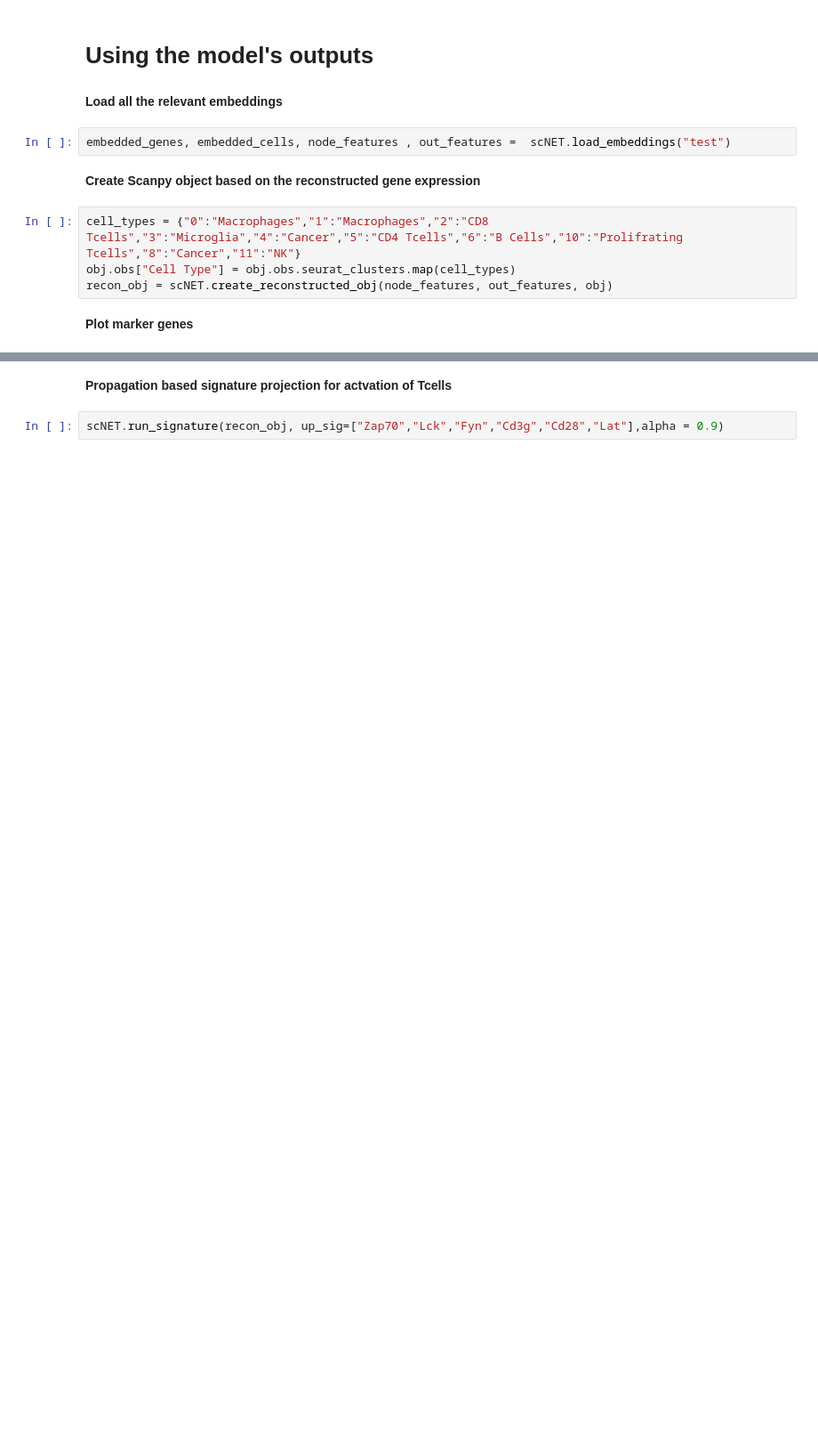
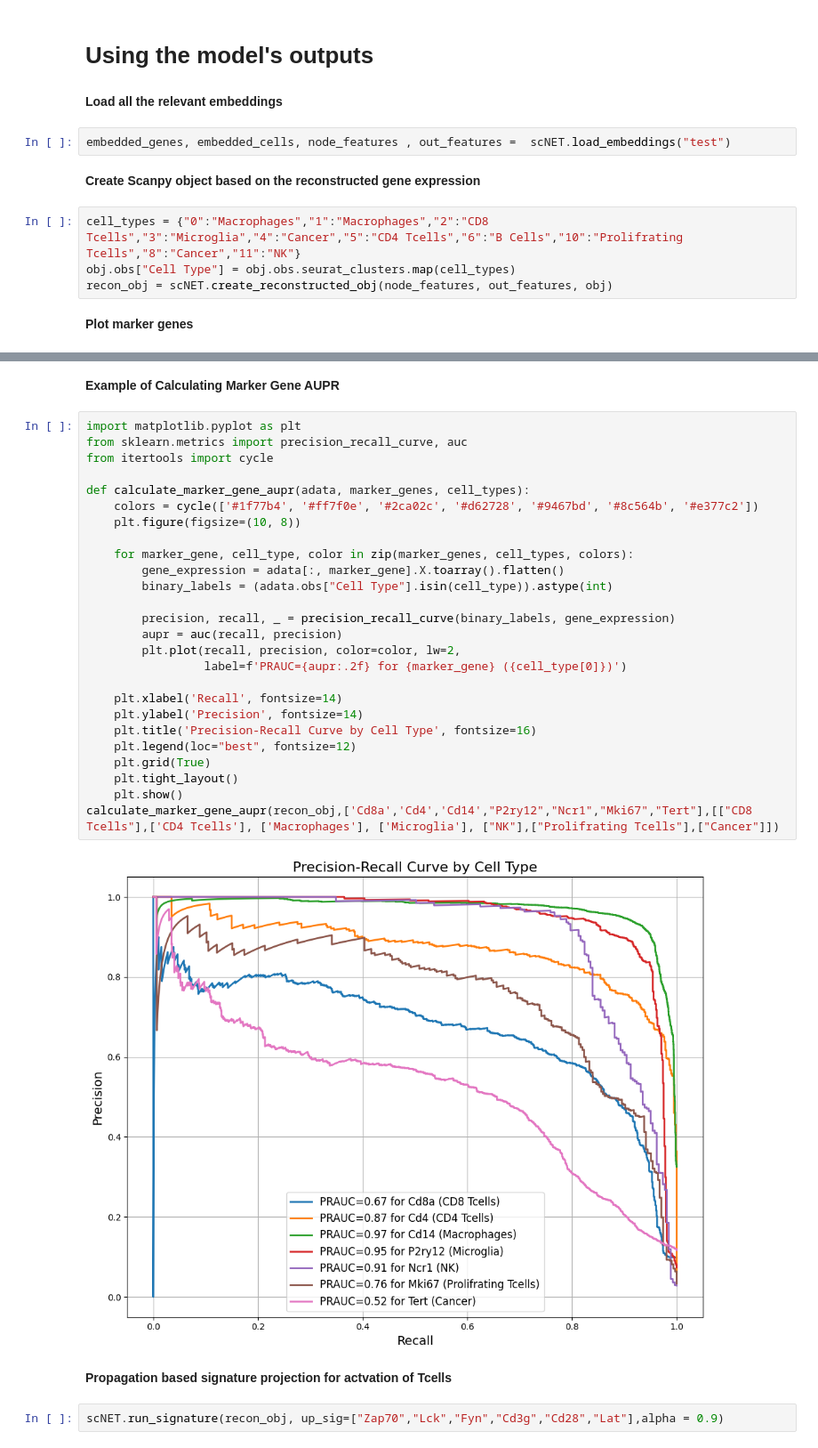
Before and after one commit to madilabcode/scNET, a Jupyter notebook: scNET.ipynb, the cells around one changed output, grey strips where cells are left out. Shown at 89% size. Saved outputs shown, nothing was run; the diff lists cells and outputs as text; blank space fills up the shorter version.

```diff
--- a/scNET.ipynb
+++ b/scNET.ipynb
@@ -97,3 +115,33 @@ sc.pl.umap(recon_obj, color=["Cell Type","Cd4","Cd8a","Cd14","Icos","P2ry12","Mk
+# %% [markdown]
+**Example of Calculating Marker Gene AUPR**
+# %%
+import matplotlib.pyplot as plt
+from sklearn.metrics import precision_recall_curve, auc
+from itertools import cycle
+
+def calculate_marker_gene_aupr(adata, marker_genes, cell_types):
+    colors = cycle(['#1f77b4', '#ff7f0e', '#2ca02c', '#d62728', '#9467bd', '#8c564b', '#e377c2'])
+    plt.figure(figsize=(10, 8))
+
+    for marker_gene, cell_type, color in zip(marker_genes, cell_types, colors):
+        gene_expression = adata[:, marker_gene].X.toarray().flatten()
+        binary_labels = (adata.obs["Cell Type"].isin(cell_type)).astype(int)
+
+        precision, recall, _ = precision_recall_curve(binary_labels, gene_expression)
+        aupr = auc(recall, precision)
+        plt.plot(recall, precision, color=color, lw=2,
+                 label=f'PRAUC={aupr:.2f} for {marker_gene} ({cell_type[0]})')
+
+    plt.xlabel('Recall', fontsize=14)
+    plt.ylabel('Precision', fontsize=14)
+    plt.title('Precision-Recall Curve by Cell Type', fontsize=16)
+    plt.legend(loc="best", fontsize=12)
+    plt.grid(True)
+    plt.tight_layout()
+    plt.show()
+calculate_marker_gene_aupr(recon_obj,['Cd8a','Cd4','Cd14',"P2ry12","Ncr1","Mki67","Tert"],[["CD8 Tcells"],['CD4 Tcells'], ['Macrophages'], ['Microglia'], ["NK"],["Prolifrating Tcells"],["Cancer"]])
+# %% [output]
+[figure, added]
 # %% [markdown]
 **Propagation based signature projection for actvation of Tcells**
 # %%
```
Also changed, not shown: parts of 7 cells of this notebook.
